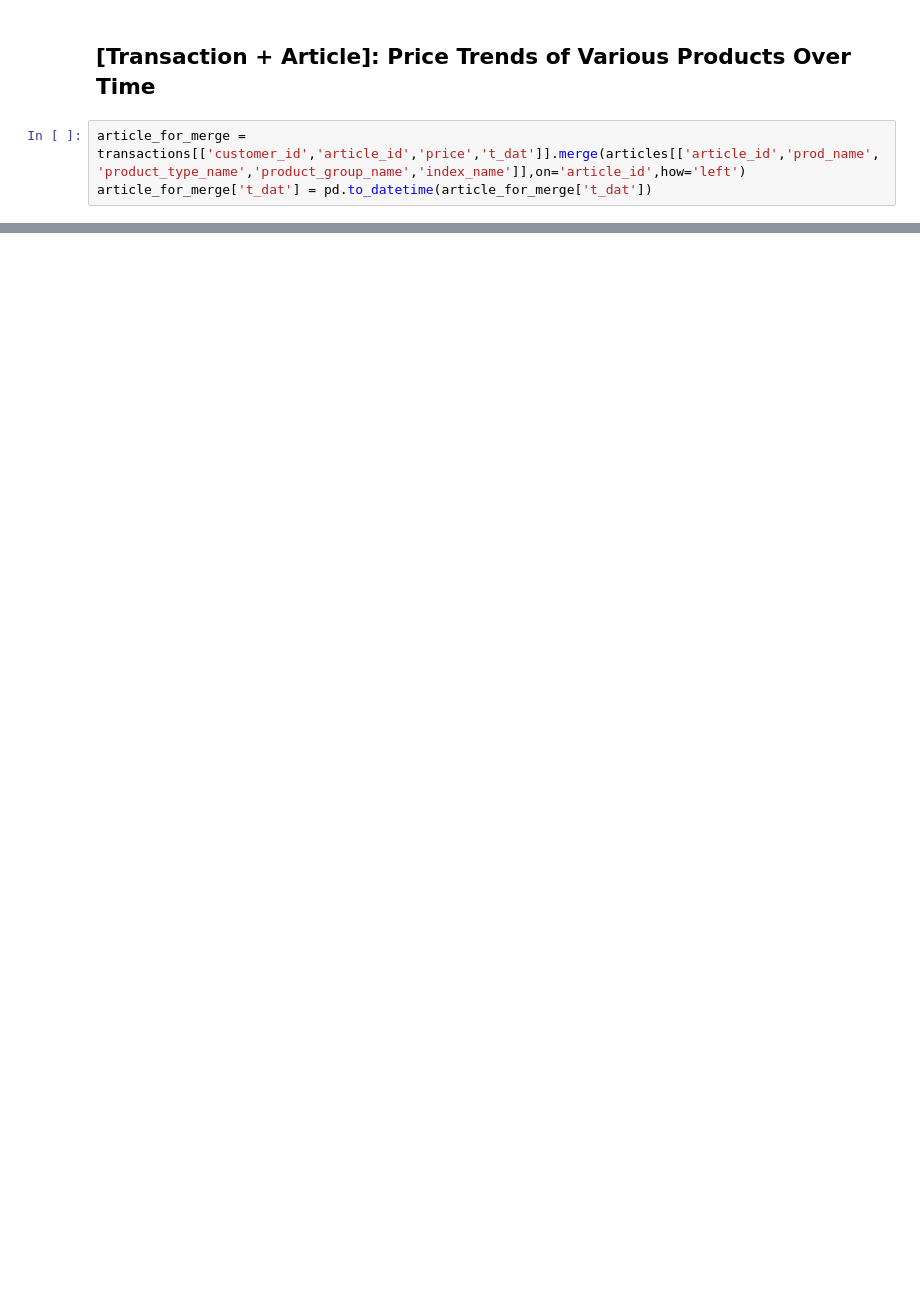
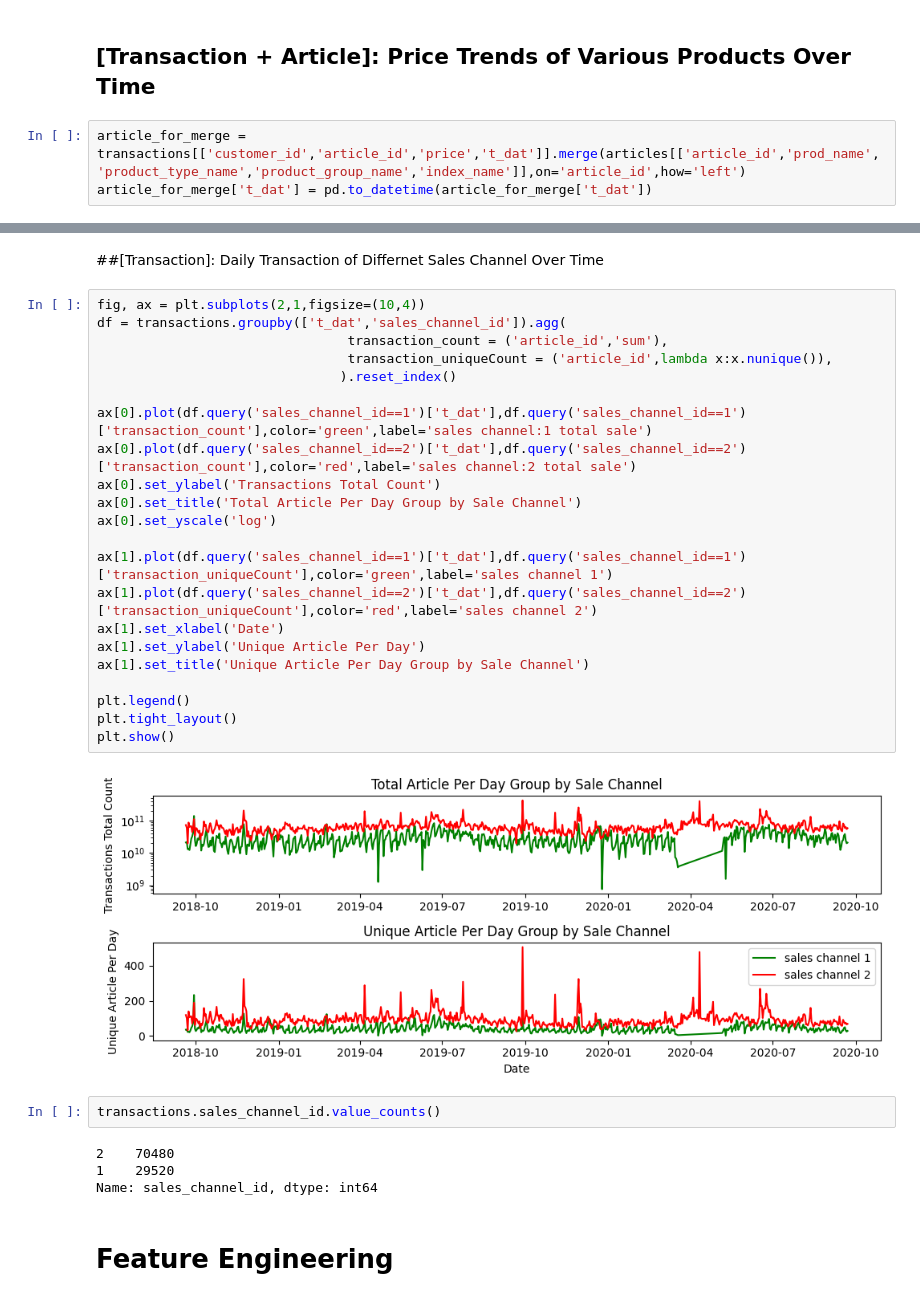
Before and after one commit to zhukuixi/Udacity_DataScientistNanoDegree, a Jupyter notebook: H&M Data.ipynb, the cells around one changed output, grey strips where cells are left out. Cells and saved outputs as stored; diff of their text form; blank space fills up the shorter version.

```diff
--- a/H&M Data.ipynb
+++ b/H&M Data.ipynb
@@ -123,0 +137,34 @@ plt.show()
+# %% [markdown]
+##[Transaction]: Daily Transaction of Differnet Sales Channel Over Time
+# %%
+fig, ax = plt.subplots(2,1,figsize=(10,4))
+df = transactions.groupby(['t_dat','sales_channel_id']).agg(
+                                transaction_count = ('article_id','sum'),
+                                transaction_uniqueCount = ('article_id',lambda x:x.nunique()),
+                               ).reset_index()
+
+ax[0].plot(df.query('sales_channel_id==1')['t_dat'],df.query('sales_channel_id==1')['transaction_count'],color='green',label='sales channel:1 total sale')
+ax[0].plot(df.query('sales_channel_id==2')['t_dat'],df.query('sales_channel_id==2')['transaction_count'],color='red',label='sales channel:2 total sale')
+ax[0].set_ylabel('Transactions Total Count')
+ax[0].set_title('Total Article Per Day Group by Sale Channel')
+ax[0].set_yscale('log')
+
+ax[1].plot(df.query('sales_channel_id==1')['t_dat'],df.query('sales_channel_id==1')['transaction_uniqueCount'],color='green',label='sales channel 1')
+ax[1].plot(df.query('sales_channel_id==2')['t_dat'],df.query('sales_channel_id==2')['transaction_uniqueCount'],color='red',label='sales channel 2')
+ax[1].set_xlabel('Date')
+ax[1].set_ylabel('Unique Article Per Day')
+ax[1].set_title('Unique Article Per Day Group by Sale Channel')
+
+plt.legend()
+plt.tight_layout()
+plt.show()
+# %% [output]
+[figure, added]
+# %%
+transactions.sales_channel_id.value_counts()
+# %% [output]
+2    70480
+1    29520
+Name: sales_channel_id, dtype: int64
+# %% [markdown]
+# Feature Engineering
```
Also changed, not shown: parts of 18 cells of this notebook.
